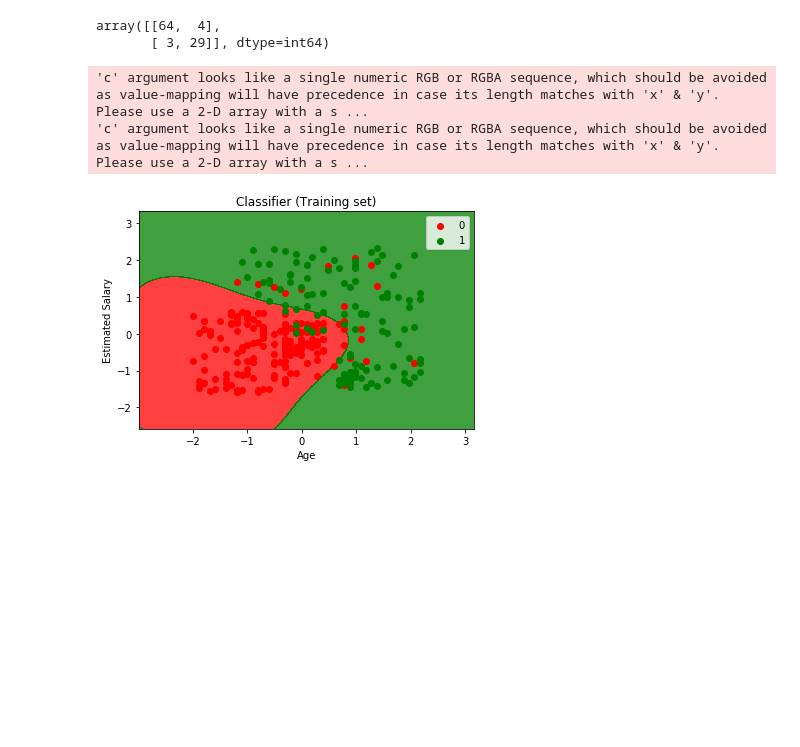
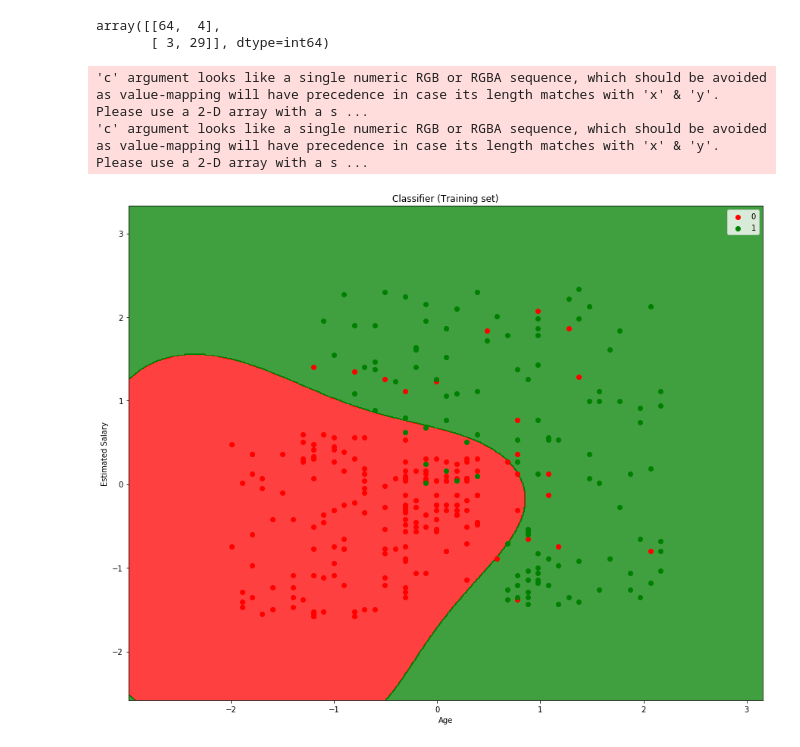
Before and after one commit to krsamir/Machine-Learning, a Jupyter notebook: 03. Classification/04. Kernel SVM/Kernel Support Vector Machine.ipynb, the cells around one changed output. Drawn from its saved outputs; the diff is of its cells as text; code cells hidden in the pictures; blank space fills up the shorter version.

```diff
--- a/03. Classification/04. Kernel SVM/Kernel Support Vector Machine.ipynb
+++ b/03. Classification/04. Kernel SVM/Kernel Support Vector Machine.ipynb
@@ -42,24 +42,25 @@ array([[64,  4],
        [ 3, 29]], dtype=int64)
 # %%
 # Visualising the Training set results
+plt.figure(figsize=(15, 12))
 from matplotlib.colors import ListedColormap
 X_set, y_set = X_train, y_train
 X1, X2 = np.meshgrid(np.arange(start = X_set[:, 0].min() - 1, stop = X_set[:, 0].max() + 1, step = 0.01),
                      np.arange(start = X_set[:, 1].min() - 1, stop = X_set[:, 1].max() + 1, step = 0.01))
 plt.contourf(X1, X2, classifier.predict(np.array([X1.ravel(), X2.ravel()]).T).reshape(X1.shape),
              alpha = 0.75, cmap = ListedColormap(('red', 'green')))
 plt.xlim(X1.min(), X1.max())
 plt.ylim(X2.min(), X2.max())
 for i, j in enumerate(np.unique(y_set)):
     plt.scatter(X_set[y_set == j, 0], X_set[y_set == j, 1],
                 c = ListedColormap(('red', 'green'))(i), label = j)
 plt.title('Classifier (Training set)')
 plt.xlabel('Age')
 plt.ylabel('Estimated Salary')
 plt.legend()
 plt.show()
 # %% [output]
 'c' argument looks like a single numeric RGB or RGBA sequence, which should be avoided as value-mapping will have precedence in case its length matches with 'x' & 'y'.  Please use a 2-D array with a s ...
 'c' argument looks like a single numeric RGB or RGBA sequence, which should be avoided as value-mapping will have precedence in case its length matches with 'x' & 'y'.  Please use a 2-D array with a s ...
-[figure, old version]
+[figure, new version]
 # %%
```
Also changed, not shown: parts of 1 cell of this notebook.
